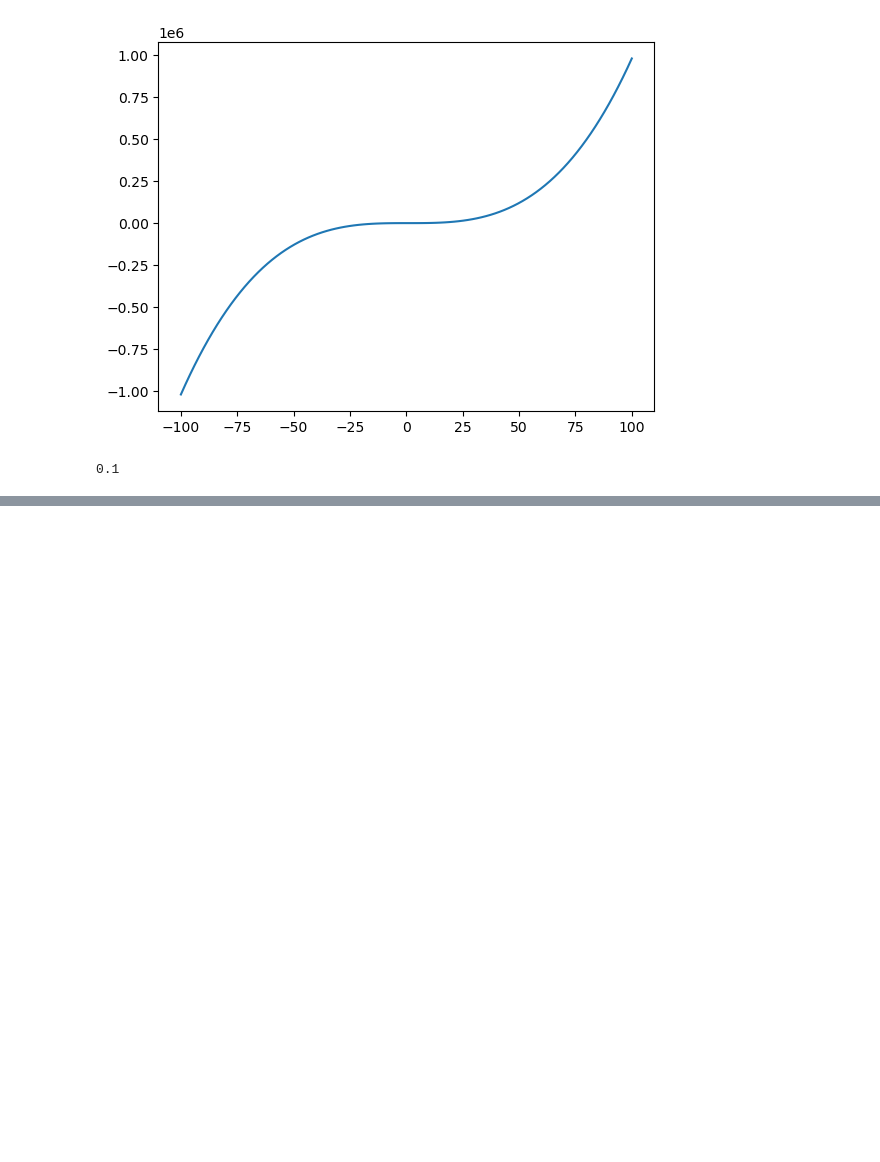
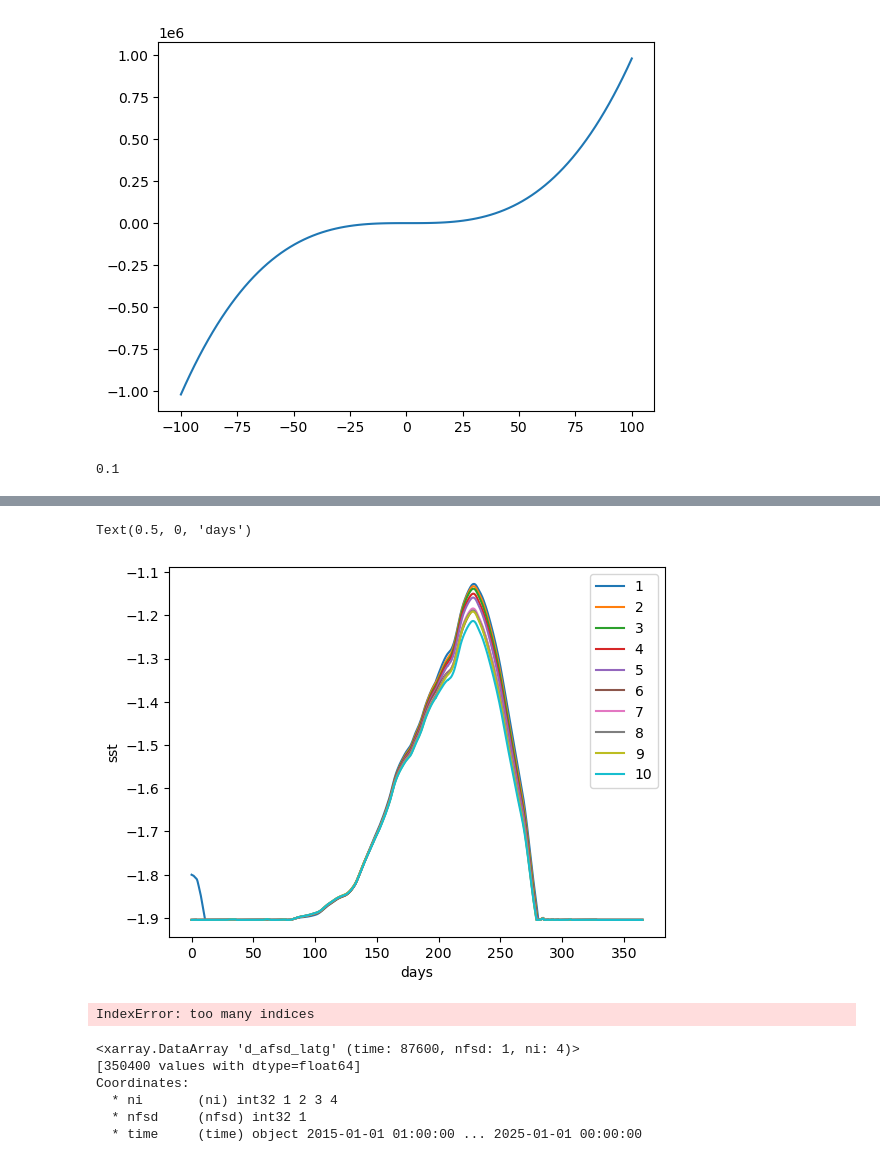
Before and after one commit to NoahDay/sea-ice-models, a Jupyter notebook: sea-ice-model.ipynb, the cells around one changed output, grey strips where cells are left out. Drawn from its saved outputs; the diff is of its cells as text; code cells hidden in the pictures; blank space fills up the shorter version.

```diff
--- a/sea-ice-model.ipynb
+++ b/sea-ice-model.ipynb
@@ -544,0 +620,28 @@ y[0]
+# %%
+var = 'sst'
+for i in range(1,11):
+    plt.plot(np.linspace(0,365,365*24), ds[var][(i-1)*365*24:i*365*24,column_test], label = str(i))
+plt.legend()
+plt.ylabel(var)
+plt.xlabel('days')
+# %% [output]
+Text(0.5, 0, 'days')
+[figure, added]
+# %%
+var = 'd_afsd_newi'
+for i in range(1,11):
+    plt.plot(np.linspace(0,365,365*24), ds[var][(i-1)*365*24:i*365*24,0,0,column_test], label = str(i))
+plt.legend()
+plt.ylabel(var)
+plt.xlabel('days')
+# %% [output]
+IndexError: too many indices
+# %%
+ds['d_afsd_latg']
+# %% [output]
+<xarray.DataArray 'd_afsd_latg' (time: 87600, nfsd: 1, ni: 4)>
+[350400 values with dtype=float64]
+Coordinates:
+  * ni       (ni) int32 1 2 3 4
+  * nfsd     (nfsd) int32 1
+  * time     (time) object 2015-01-01 01:00:00 ... 2025-01-01 00:00:00
```
Also changed, not shown: parts of 5 cells of this notebook, 3 other files.
